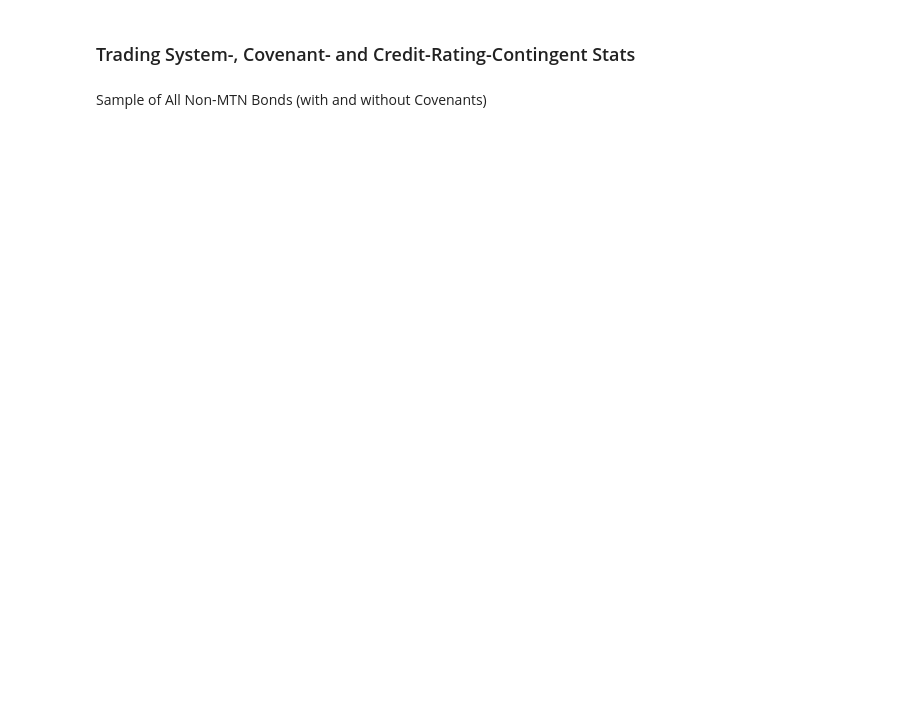
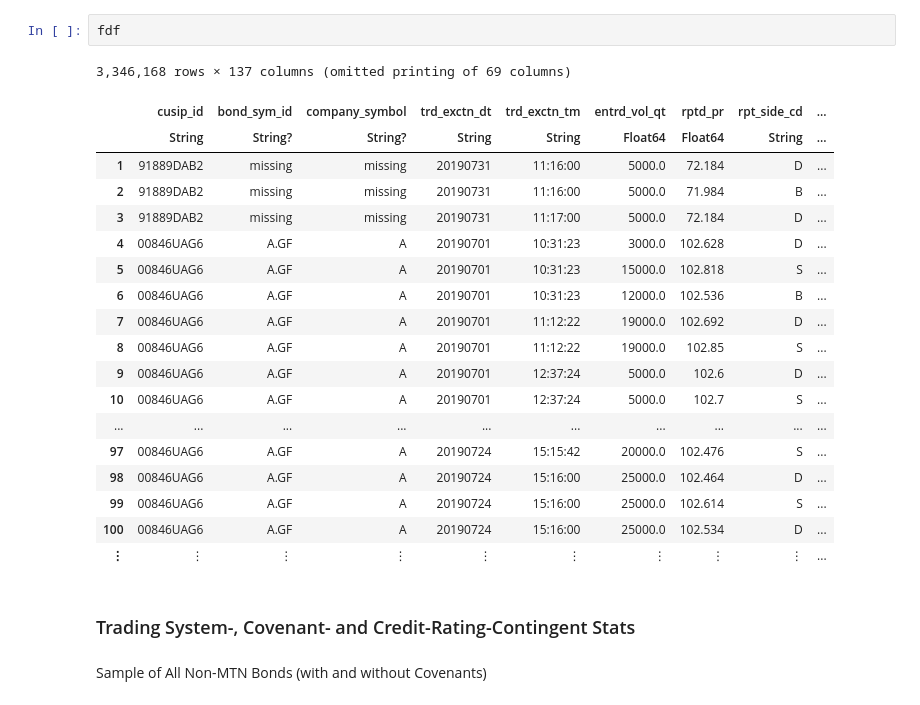
Before and after one commit to acbezerra/bond-data, a Jupyter notebook: notebooks/bond-stats-analysis.ipynb, the cells around one changed output. Drawn from its saved outputs; the diff is of its cells as text; blank space fills up the shorter version.

```diff
--- a/notebooks/bond-stats-analysis.ipynb
+++ b/notebooks/bond-stats-analysis.ipynb
@@ -75,3 +64,25 @@ first(fdf, 5)
+# %%
+fdf
+# %% [output]
+3,346,168 rows × 137 columns (omitted printing of 69 columns)
+|  | cusip_id | bond_sym_id | company_symbol | trd_exctn_dt | trd_exctn_tm | entrd_vol_qt | rptd_pr | rpt_side_cd | ... |
+|  | String | String? | String? | String | String | Float64 | Float64 | String | ... |
+| 1 | 91889DAB2 | missing | missing | 20190731 | 11:16:00 | 5000.0 | 72.184 | D | ... |
+| 2 | 91889DAB2 | missing | missing | 20190731 | 11:16:00 | 5000.0 | 71.984 | B | ... |
+| 3 | 91889DAB2 | missing | missing | 20190731 | 11:17:00 | 5000.0 | 72.184 | D | ... |
+| 4 | 00846UAG6 | A.GF | A | 20190701 | 10:31:23 | 3000.0 | 102.628 | D | ... |
+| 5 | 00846UAG6 | A.GF | A | 20190701 | 10:31:23 | 15000.0 | 102.818 | S | ... |
+| 6 | 00846UAG6 | A.GF | A | 20190701 | 10:31:23 | 12000.0 | 102.536 | B | ... |
+| 7 | 00846UAG6 | A.GF | A | 20190701 | 11:12:22 | 19000.0 | 102.692 | D | ... |
+| 8 | 00846UAG6 | A.GF | A | 20190701 | 11:12:22 | 19000.0 | 102.85 | S | ... |
+| 9 | 00846UAG6 | A.GF | A | 20190701 | 12:37:24 | 5000.0 | 102.6 | D | ... |
+| 10 | 00846UAG6 | A.GF | A | 20190701 | 12:37:24 | 5000.0 | 102.7 | S | ... |
+| ... | ... | ... | ... | ... | ... | ... | ... | ... | ... |
+| 97 | 00846UAG6 | A.GF | A | 20190724 | 15:15:42 | 20000.0 | 102.476 | S | ... |
+| 98 | 00846UAG6 | A.GF | A | 20190724 | 15:16:00 | 25000.0 | 102.464 | D | ... |
+| 99 | 00846UAG6 | A.GF | A | 20190724 | 15:16:00 | 25000.0 | 102.614 | S | ... |
+| 100 | 00846UAG6 | A.GF | A | 20190724 | 15:16:00 | 25000.0 | 102.534 | D | ... |
+| ⋮ | ⋮ | ⋮ | ⋮ | ⋮ | ⋮ | ⋮ | ⋮ | ⋮ | ... |
 # %% [markdown]
 ### Trading System-, Covenant- and Credit-Rating-Contingent Stats
 # %% [markdown]
```
Also changed, not shown: parts of 12 cells of this notebook, 1 other file.
